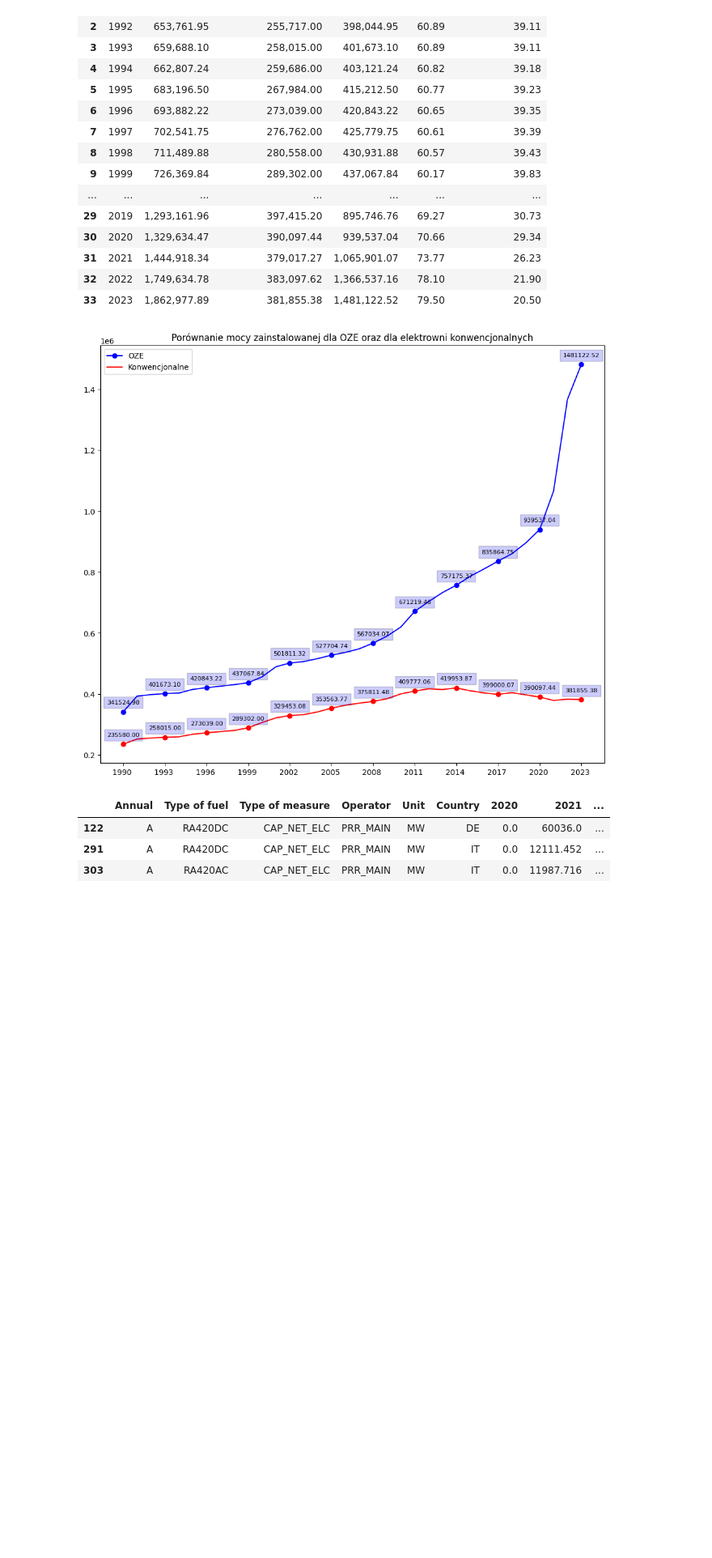
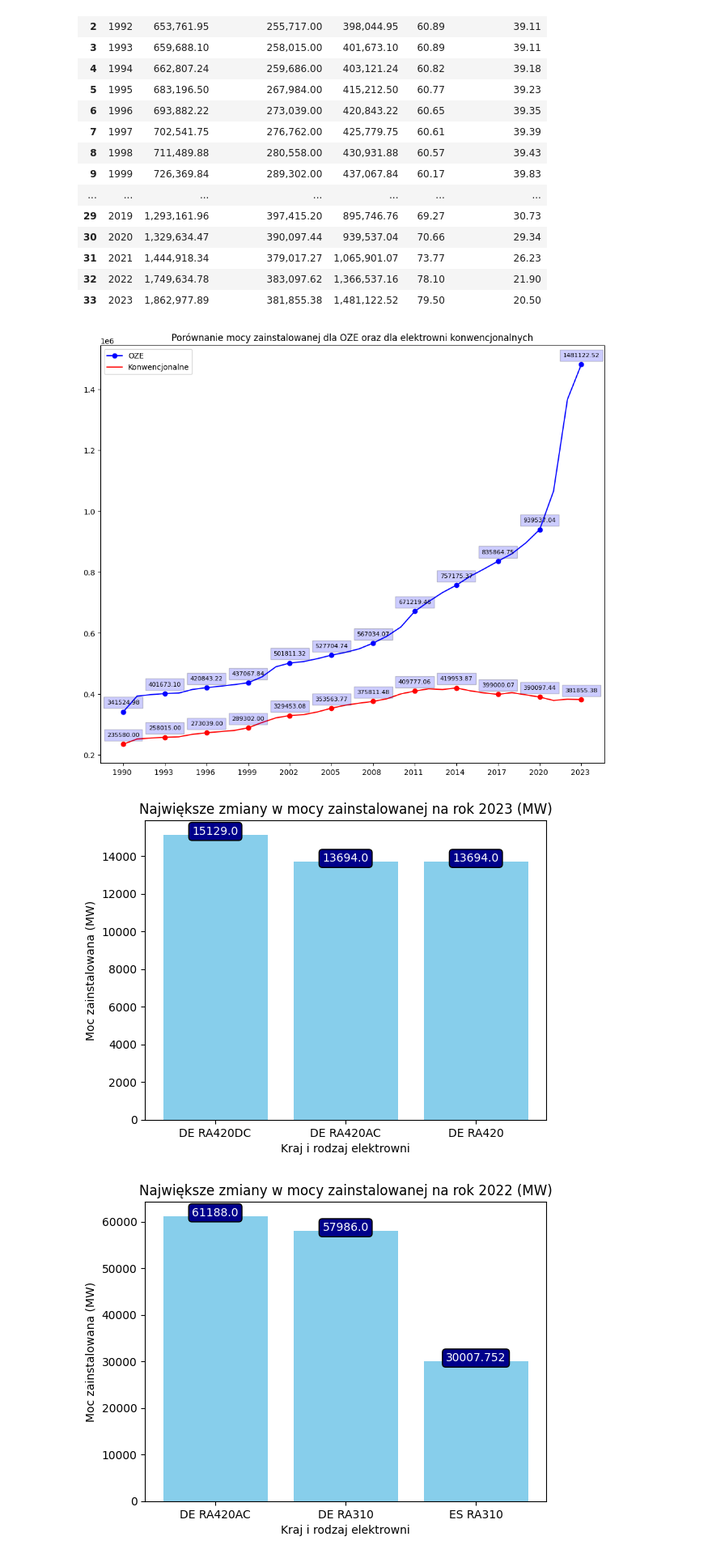
Before and after one commit to tismiracle/Share-of-energy-from-renewable-sources--nrg_ind_share-, a Jupyter notebook: notebook.ipynb, the cells around one changed output. Shown at 81% size. Drawn from its saved outputs; the diff is of its cells as text; code cells hidden in the pictures; blank space fills up the shorter version.

```diff
--- a/notebook.ipynb
+++ b/notebook.ipynb
@@ -252,6 +252,22 @@ def create_plot(xpoints, ypoints, ticks, title, label_name="Series1", ax=None, c
 
     return line
 
+def create_bar(xpoints, ypoints, title="Title", x_label_name="SeriesX", y_label_name="SeriesY", color="blue", disp_in_jupyter=True):
+    plt.figure()
+    bar = plt.bar(xpoints, ypoints, color=color)
+    plt.title(title)
+    plt.xlabel(x_label_name)
+    plt.ylabel(y_label_name)
+
+    if not disp_in_jupyter:
+        plt.close()
+
+    return bar
+
+def create_labels_bar(x, y, label_color='blue', alpha=1.0, boxstyle='square', font_color="black"):
+    for i in range (len(x)):
+        plt.text(i, y[i], y[i], ha="center", color=font_color, bbox=dict(facecolor=label_color, alpha=alpha, boxstyle=boxstyle))
+
 def iter_through_cols(given_df, func):
     single_values_to_return = {}
     for series_name in given_df.columns:
@@ -575,29 +591,37 @@ line2.set_color('red')
 # %%
 #CO NAJWIĘCEJ PODNOSI W OSTATNICH LATACH OZE
 #TODO W JAKICH KRAJACH NAJWIĘKSZE WZROSTY I CZEGO 2020-2023
 extend_visibility_of_data(1000, 60)
 
 
 main_df = main_df.reset_index()
 main_df = main_df.drop("index", axis=1)
 
 top_OZE = main_df[~main_df["Type of fuel"].isin(["CF", "X9900"])]
 
 #WYBIERZ KOLUMNY OPISOWE I OSTATNIE 4 LATA
 top_OZE = top_OZE.iloc[:, [0,1,2,3,4,5,len(top_OZE.columns)-4, len(top_OZE.columns)-3, len(top_OZE.columns)-2, len(top_OZE.columns)-1]]
 
 #DODAJ RÓŻNICĘ CO ROKU
 for i in range(0,3):
     top_OZE.insert(len(top_OZE.columns) - (i*2), f"Difference 202{3-i}-{2022-i}", top_OZE[f"202{3-i} "] - top_OZE[f"202{2-i} "])
 
 #TOP3 RÓŻNICA MIĘDZY LATAMI NA LATA 2023-2022
-top_OZE.sort_values(by='Difference 2023-2022', axis=0, ascending=0).iloc[0:3, :]
+diff_2023 = top_OZE.sort_values(by='Difference 2023-2022', axis=0, ascending=0).iloc[0:3, :]
+
 #TOP3 RÓŻNICA MIĘDZY LATAMI NA LATA 2022-2021
-top_OZE.sort_values(by='Difference 2022-2021', axis=0, ascending=0).iloc[0:3, :]
+diff_2022 = top_OZE.sort_values(by='Difference 2022-2021', axis=0, ascending=0).iloc[0:3, :]
 #TOP3 RÓŻNICA MIĘDZY LATAMI NA LATA 2021-2020
-top_OZE.sort_values(by='Difference 2021-2020', axis=0, ascending=0).iloc[0:3, :]
+diff_2021 = top_OZE.sort_values(by='Difference 2021-2020', axis=0, ascending=0).iloc[0:3, :]
+
+bar1 = create_bar(diff_2023["Country"] + " " + diff_2023["Type of fuel"], diff_2023["Difference 2023-2022"], x_label_name="Kraj i rodzaj elektrowni", y_label_name="Moc zainstalowana (MW)", color="skyblue", title="Największe zmiany w mocy zainstalowanej na rok 2023 (MW)")
+create_labels_bar((diff_2023["Country"] + " " + diff_2023["Type of fuel"]).to_list(), diff_2023["Difference 2023-2022"].to_list(), label_color='darkblue', boxstyle='round', font_color='white')
+
+bar2 = create_bar(diff_2022["Country"] + " " + diff_2022["Type of fuel"], diff_2022["Difference 2022-2021"], x_label_name="Kraj i rodzaj elektrowni", y_label_name="Moc zainstalowana (MW)", color="skyblue", title="Największe zmiany w mocy zainstalowanej na rok 2022 (MW)")
+create_labels_bar((diff_2022["Country"] + " " + diff_2022["Type of fuel"]).to_list(), diff_2022["Difference 2022-2021"].to_list(), label_color='darkblue', boxstyle='round', font_color='white')
+
+bar3 = create_bar(diff_2021["Country"] + " " + diff_2021["Type of fuel"], diff_2021["Difference 2021-2020"], x_label_name="Kraj i rodzaj elektrowni", y_label_name="Moc zainstalowana (MW)", color="skyblue", title="Największe zmiany w mocy zainstalowanej na rok 2021 (MW)")
+create_labels_bar((diff_2021["Country"] + " " + diff_2021["Type of fuel"]).to_list(), diff_2021["Difference 2021-2020"].to_list(), label_color='darkblue', boxstyle='round', font_color='white')
 # %% [output]
-|  | Annual | Type of fuel | Type of measure | Operator | Unit | Country | 2020 | 2021 | ... |
-| 122 | A | RA420DC | CAP_NET_ELC | PRR_MAIN | MW | DE | 0.0 | 60036.0 | ... |
-| 291 | A | RA420DC | CAP_NET_ELC | PRR_MAIN | MW | IT | 0.0 | 12111.452 | ... |
-| 303 | A | RA420AC | CAP_NET_ELC | PRR_MAIN | MW | IT | 0.0 | 11987.716 | ... |
+[figure, added]
+[figure, added]
```
Also changed, not shown: parts of 3 cells of this notebook.
